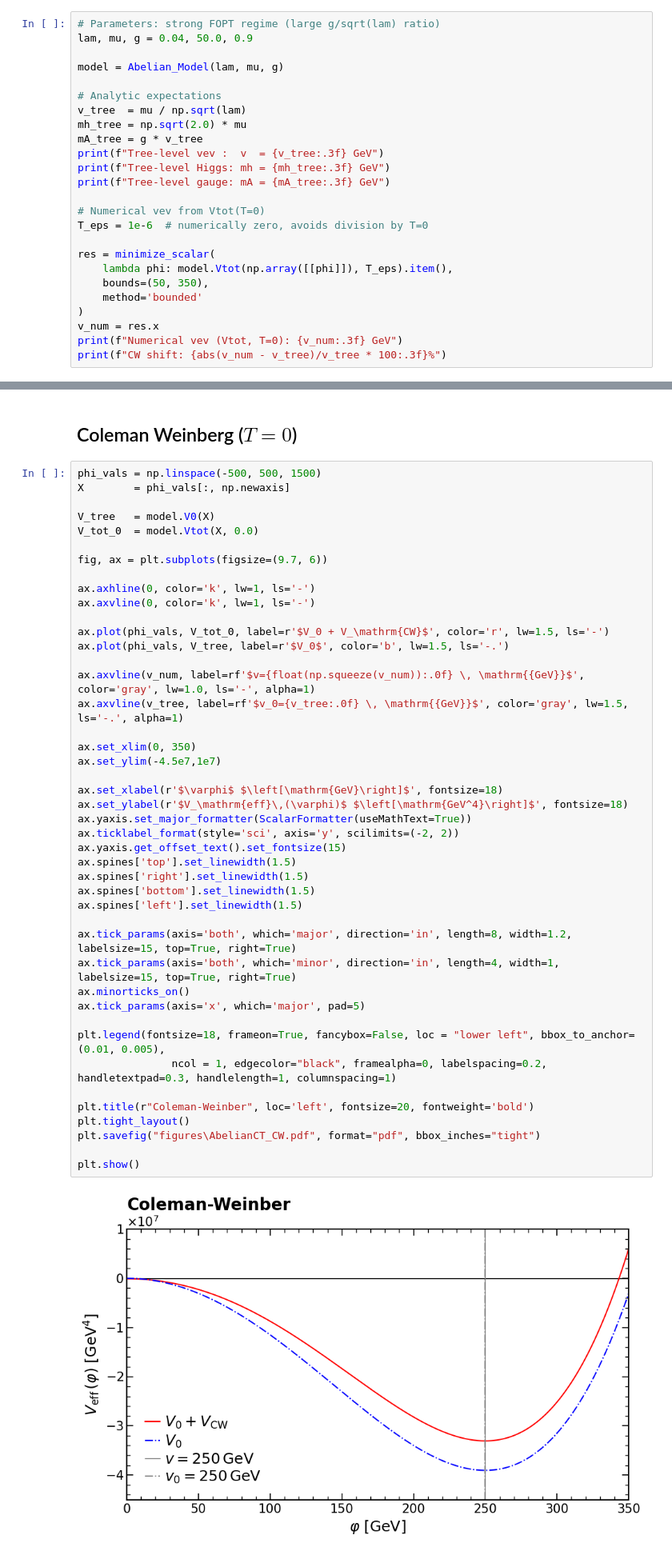
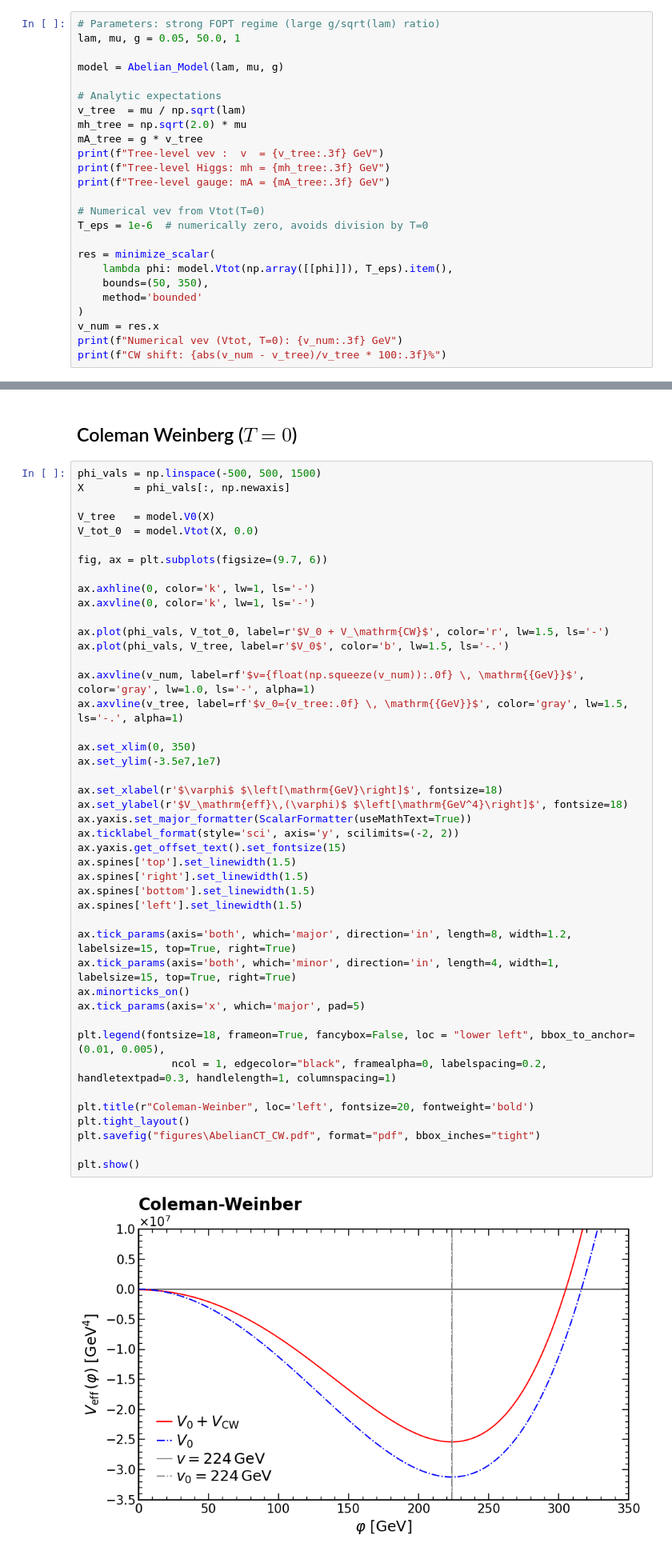
Before and after one commit to Diego-gt-phys/TFM-Repository, a Jupyter notebook: CosmoTransitions/Abelian_Analysis.ipynb, the cells around one changed output, grey strips where cells are left out. Shown at 80% size. Drawn from its saved outputs; the diff is of its cells as text.

```diff
--- a/CosmoTransitions/Abelian_Analysis.ipynb
+++ b/CosmoTransitions/Abelian_Analysis.ipynb
@@ -15,7 +15,7 @@ from AbelianCT_Potential import Abelian_Model
 ## Define the Model
 # %%
 # Parameters: strong FOPT regime (large g/sqrt(lam) ratio)
-lam, mu, g = 0.04, 50.0, 0.9
+lam, mu, g = 0.05, 50.0, 1
 
 model = Abelian_Model(lam, mu, g)
 
@@ -63,35 +63,35 @@ ax.plot(phi_vals, V_tree, label=r'$V_0$', color='b', lw=1.5, ls='-.')
 
 ax.axvline(v_num, label=rf'$v={float(np.squeeze(v_num)):.0f} \, \mathrm{{GeV}}$', color='gray', lw=1.0, ls='-', alpha=1)
 ax.axvline(v_tree, label=rf'$v_0={v_tree:.0f} \, \mathrm{{GeV}}$', color='gray', lw=1.5, ls='-.', alpha=1)
 
 ax.set_xlim(0, 350)
-ax.set_ylim(-4.5e7,1e7)
+ax.set_ylim(-3.5e7,1e7)
 
 ax.set_xlabel(r'$\varphi$ $\left[\mathrm{GeV}\right]$', fontsize=18)
 ax.set_ylabel(r'$V_\mathrm{eff}\,(\varphi)$ $\left[\mathrm{GeV^4}\right]$', fontsize=18)
 ax.yaxis.set_major_formatter(ScalarFormatter(useMathText=True))
 ax.ticklabel_format(style='sci', axis='y', scilimits=(-2, 2))
 ax.yaxis.get_offset_text().set_fontsize(15)
 ax.spines['top'].set_linewidth(1.5)
 ax.spines['right'].set_linewidth(1.5)
 ax.spines['bottom'].set_linewidth(1.5)
 ax.spines['left'].set_linewidth(1.5)
 
 ax.tick_params(axis='both', which='major', direction='in', length=8, width=1.2, labelsize=15, top=True, right=True)
 ax.tick_params(axis='both', which='minor', direction='in', length=4, width=1, labelsize=15, top=True, right=True)
 ax.minorticks_on()
 ax.tick_params(axis='x', which='major', pad=5)
 
 plt.legend(fontsize=18, frameon=True, fancybox=False, loc = "lower left", bbox_to_anchor=(0.01, 0.005),
                ncol = 1, edgecolor="black", framealpha=0, labelspacing=0.2, handletextpad=0.3, handlelength=1, columnspacing=1)
 
 plt.title(r"Coleman-Weinber", loc='left', fontsize=20, fontweight='bold')
 plt.tight_layout()
 plt.savefig("figures\AbelianCT_CW.pdf", format="pdf", bbox_inches="tight")
 
 plt.show()
 # %% [output]
-[figure, old version]
+[figure, new version]
 # %% [markdown]
 ## Thermal Evolution
 # %%
```
Also changed, not shown: parts of 2 cells of this notebook, 2 other files.
